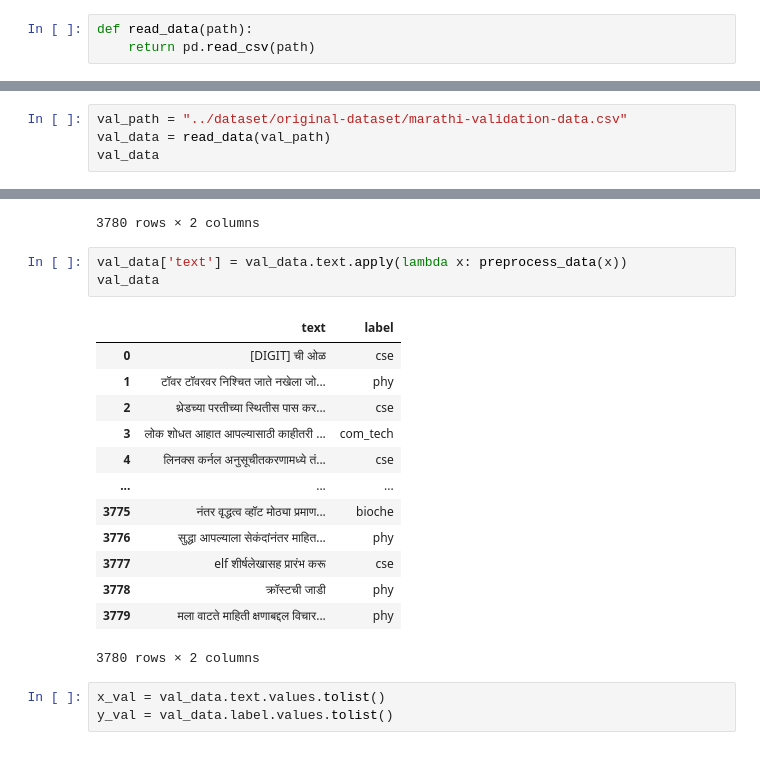
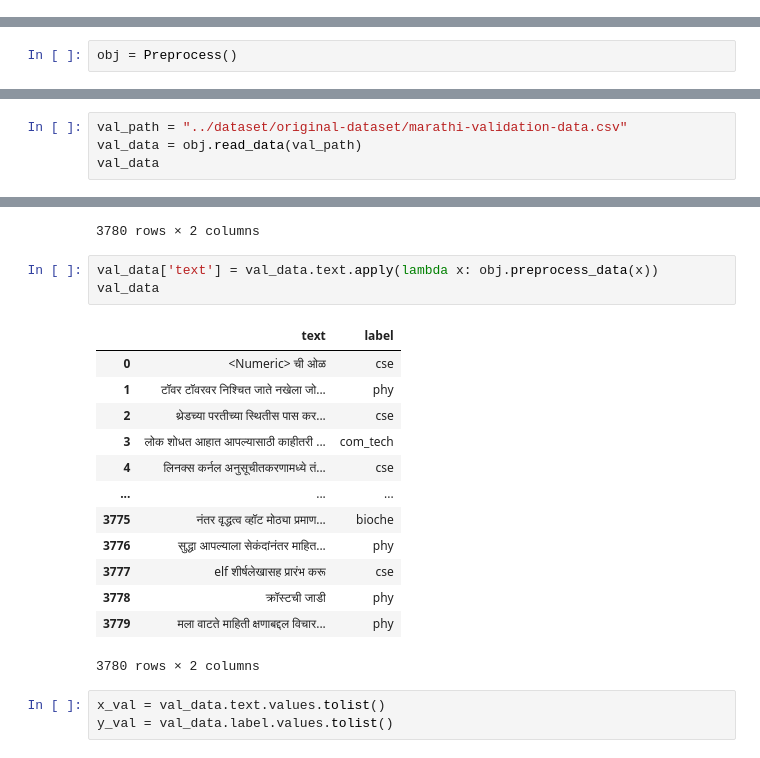
Before and after one commit to athrvkk/ICON-2020-TechDoFication, a Jupyter notebook: domain-adaptive-embeddings/analyze-embeddings.ipynb, the cells around one changed output, grey strips where cells are left out. Cells and saved outputs as stored; diff of their text form.

```diff
--- a/domain-adaptive-embeddings/analyze-embeddings.ipynb
+++ b/domain-adaptive-embeddings/analyze-embeddings.ipynb
@@ -17,7 +19,4 @@ import matplotlib.pyplot as plt
 %matplotlib notebook
 # %% [markdown]
 # Read and Preprocess data
-# %%
-def read_data(path):
-    return pd.read_csv(path)
 # %%
@@ -56,2 +87,4 @@ def preprocess_data(text):
+# %%
+obj = Preprocess()
 # %%
 training_path = "../dataset/original-dataset/marathi-training-data.csv"
@@ -93,7 +126,7 @@ x_train = training_data.text.values.tolist()
 y_train = training_data.label.values.tolist()
 # %%
 val_path = "../dataset/original-dataset/marathi-validation-data.csv"
-val_data = read_data(val_path)
+val_data = obj.read_data(val_path)
 val_data
 # %% [output]
 |  | text | label |
@@ -110,11 +143,11 @@ val_data
 | 3779 | तर , मला वाटते की ही माहिती अशी आ... | phy |
 3780 rows × 2 columns
 # %%
-val_data['text'] = val_data.text.apply(lambda x: preprocess_data(x))
+val_data['text'] = val_data.text.apply(lambda x: obj.preprocess_data(x))
 val_data
 # %% [output]
 |  | text | label |
-| 0 | [DIGIT] ची ओळ | cse |
+| 0 | <Numeric> ची ओळ | cse |
 | 1 | टॉवर टॉवरवर निश्चित जाते नखेला जो... | phy |
 | 2 | थ्रेडच्या परतीच्या स्थितीस पास कर... | cse |
 | 3 | लोक शोधत आहात आपल्यासाठी काहीतरी ... | com_tech |
```
Also changed, not shown: parts of 10 cells of this notebook, 2 other files.
